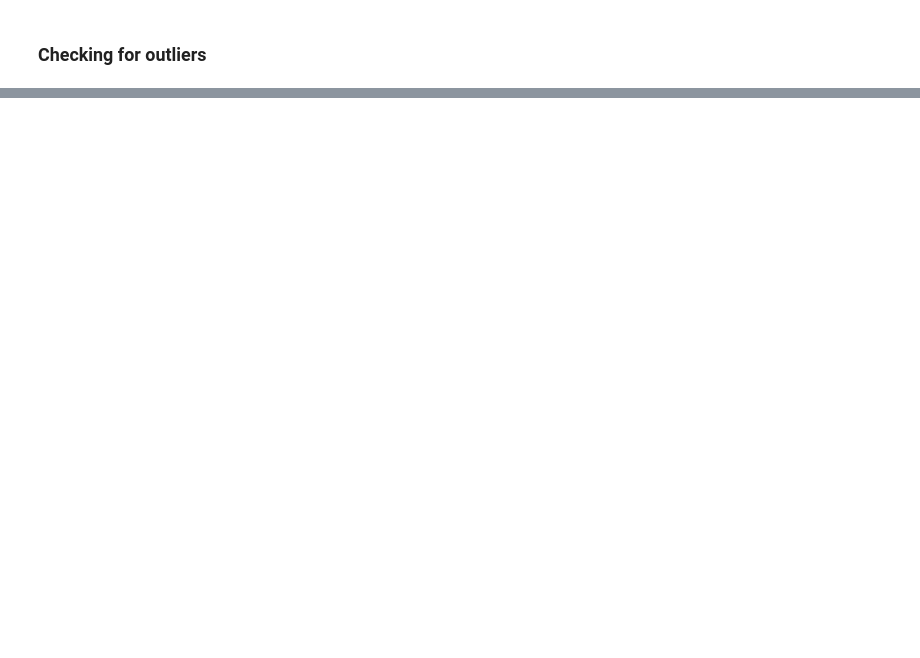
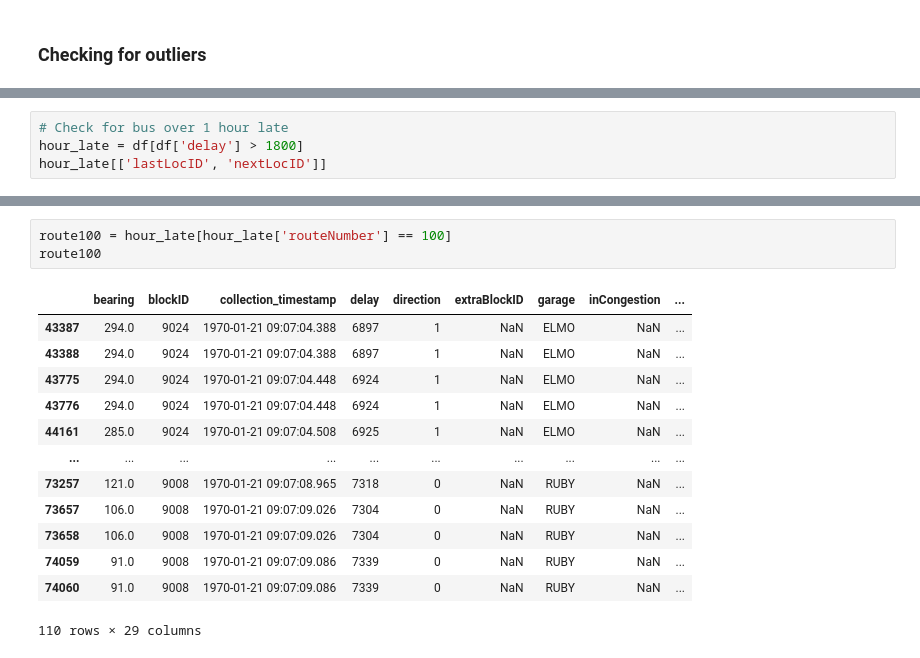
Before and after one commit to dvan2/trimet_data_project, a Jupyter notebook: notebooks/trimet.ipynb, the cells around one changed output, grey strips where cells are left out. Drawn from its saved outputs; the diff is of its cells as text; blank space fills up the shorter version.

```diff
--- a/notebooks/trimet.ipynb
+++ b/notebooks/trimet.ipynb
@@ -253,0 +231,4 @@ min longitude position -123.115567
+# %%
+# Check for bus over 1 hour late
+hour_late = df[df['delay'] > 1800]
+hour_late[['lastLocID', 'nextLocID']]
@@ -253,0 +272,17 @@ min longitude position -123.115567
+# %%
+route100 = hour_late[hour_late['routeNumber'] == 100]
+route100
+# %% [output]
+|  | bearing | blockID | collection_timestamp | delay | direction | extraBlockID | garage | inCongestion | ... |
+| 43387 | 294.0 | 9024 | 1970-01-21 09:07:04.388 | 6897 | 1 | NaN | ELMO | NaN | ... |
+| 43388 | 294.0 | 9024 | 1970-01-21 09:07:04.388 | 6897 | 1 | NaN | ELMO | NaN | ... |
+| 43775 | 294.0 | 9024 | 1970-01-21 09:07:04.448 | 6924 | 1 | NaN | ELMO | NaN | ... |
+| 43776 | 294.0 | 9024 | 1970-01-21 09:07:04.448 | 6924 | 1 | NaN | ELMO | NaN | ... |
+| 44161 | 285.0 | 9024 | 1970-01-21 09:07:04.508 | 6925 | 1 | NaN | ELMO | NaN | ... |
+| ... | ... | ... | ... | ... | ... | ... | ... | ... | ... |
+| 73257 | 121.0 | 9008 | 1970-01-21 09:07:08.965 | 7318 | 0 | NaN | RUBY | NaN | ... |
+| 73657 | 106.0 | 9008 | 1970-01-21 09:07:09.026 | 7304 | 0 | NaN | RUBY | NaN | ... |
+| 73658 | 106.0 | 9008 | 1970-01-21 09:07:09.026 | 7304 | 0 | NaN | RUBY | NaN | ... |
+| 74059 | 91.0 | 9008 | 1970-01-21 09:07:09.086 | 7339 | 0 | NaN | RUBY | NaN | ... |
+| 74060 | 91.0 | 9008 | 1970-01-21 09:07:09.086 | 7339 | 0 | NaN | RUBY | NaN | ... |
+110 rows × 29 columns
```
Also changed, not shown: parts of 19 cells of this notebook.
